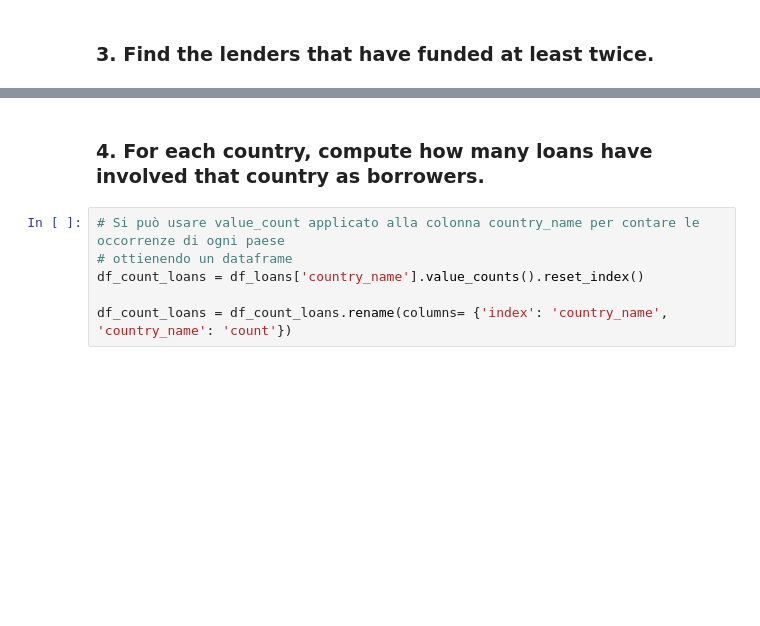
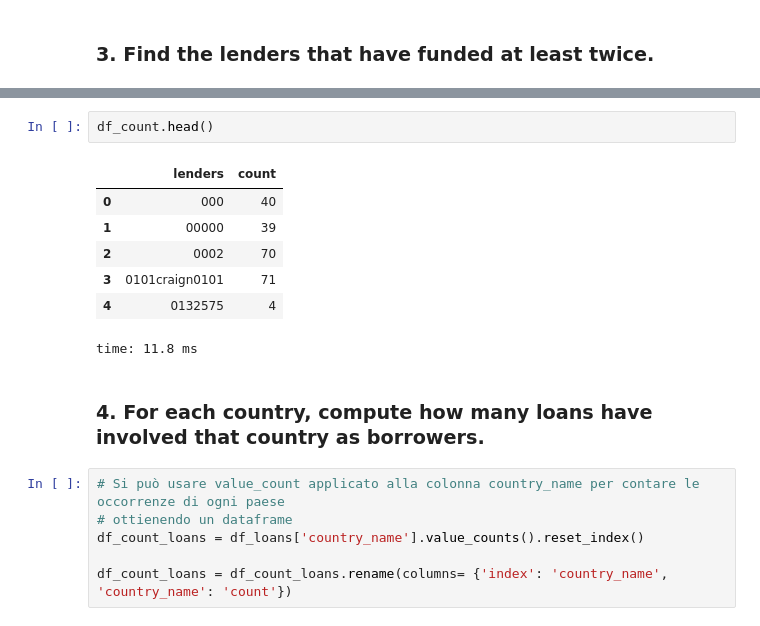
Before and after one commit to Simone-Damico/FoCS-Project, a Jupyter notebook: FoCS-Project.ipynb, the cells around one changed output, grey strips where cells are left out. Cells and saved outputs as stored; diff of their text form; blank space fills up the shorter version.

```diff
--- a/FoCS-Project.ipynb
+++ b/FoCS-Project.ipynb
@@ -116,3 +116,13 @@ time: 11 s
+# %%
+df_count.head()
+# %% [output]
+|  | lenders | count |
+| 0 | 000 | 40 |
+| 1 | 00000 | 39 |
+| 2 | 0002 | 70 |
+| 3 | 0101craign0101 | 71 |
+| 4 | 0132575 | 4 |
+time: 11.8 ms
 # %% [markdown]
 ### 4. For each country, compute how many loans have involved that country as borrowers.
 # %%
```
Also changed, not shown: parts of 53 cells of this notebook.
